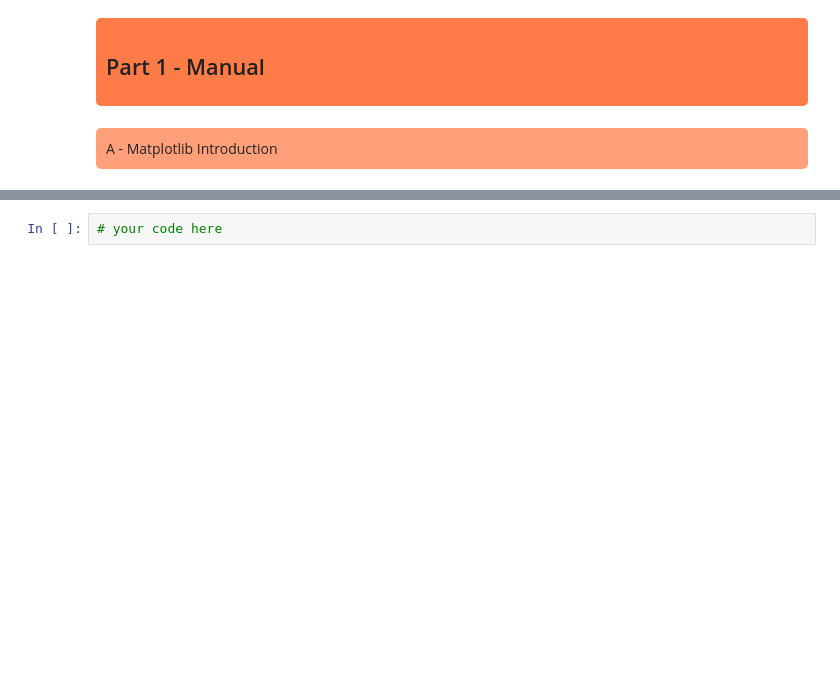
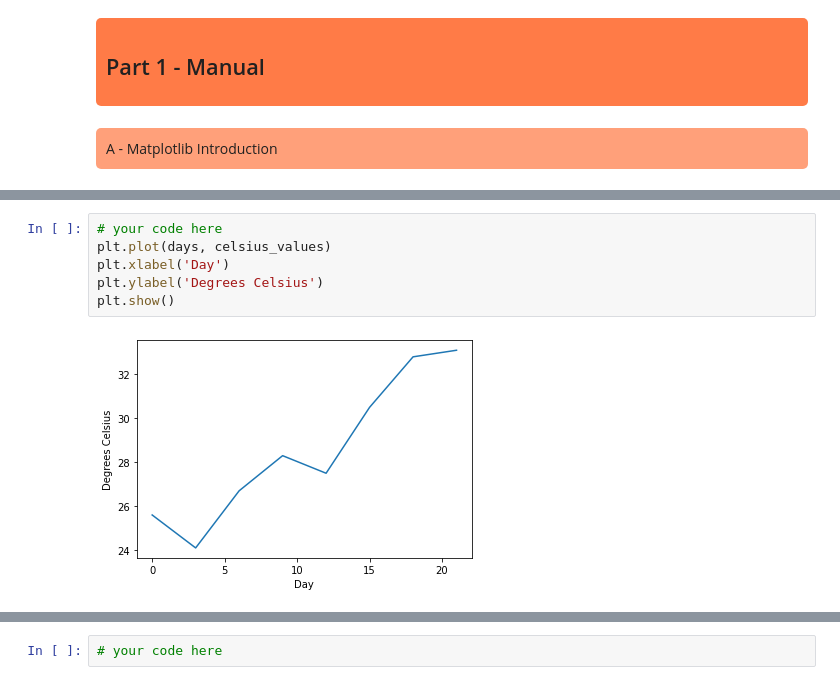
Before and after one commit to thaiv28/CS-14115_SS22, a Jupyter notebook: session_03/template/Session_03_notebook_student.ipynb, the cells around one changed output, grey strips where cells are left out. Cells and saved outputs as stored; diff of their text form; blank space fills up the shorter version.

```diff
--- a/session_03/template/Session_03_notebook_student.ipynb
+++ b/session_03/template/Session_03_notebook_student.ipynb
@@ -21,0 +37,8 @@ A - Matplotlib Introduction
+# %%
+# your code here
+plt.plot(days, celsius_values)
+plt.xlabel('Day')
+plt.ylabel('Degrees Celsius')
+plt.show()
+# %% [output]
+[figure, added]
```
Also changed, not shown: parts of 16 cells of this notebook, 4 other files.
